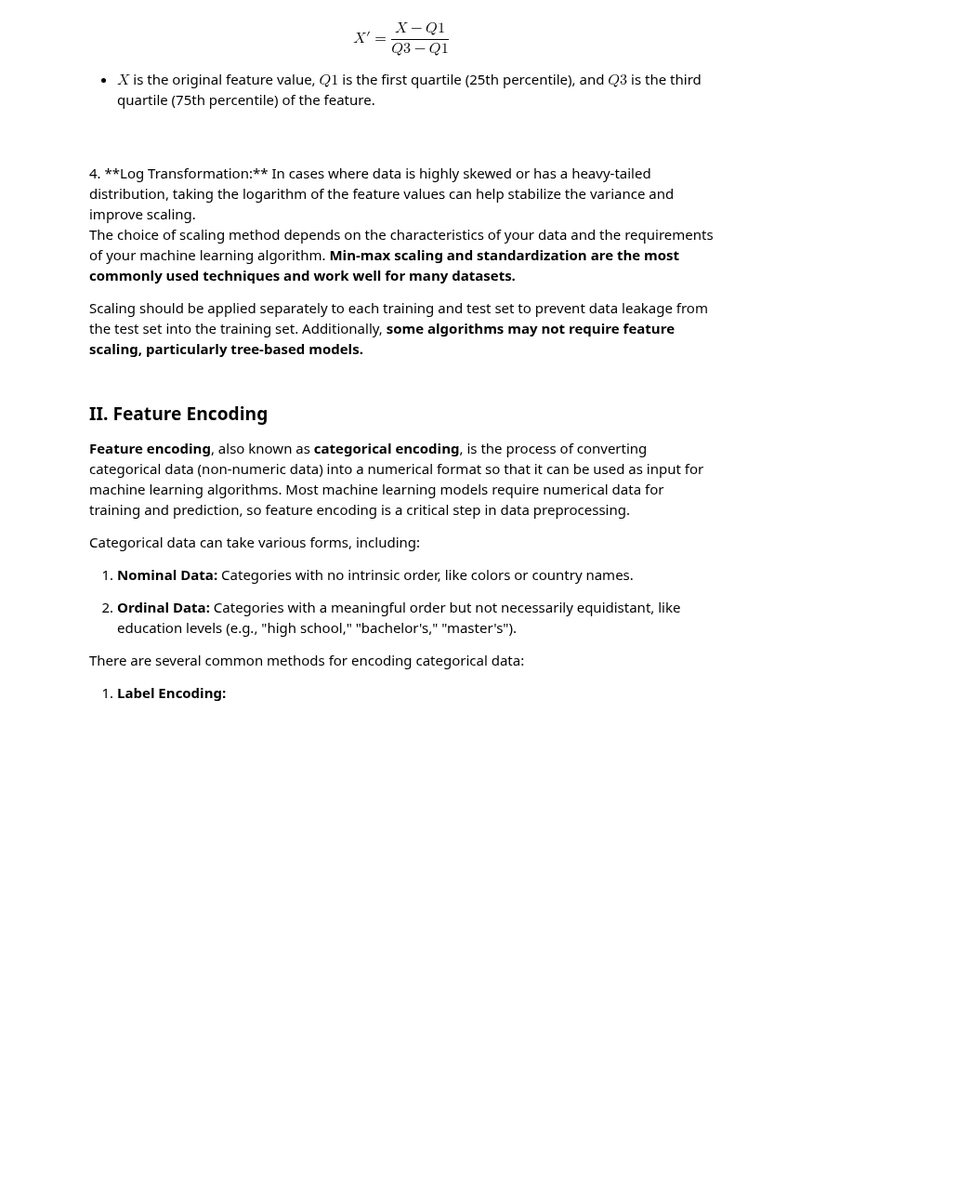
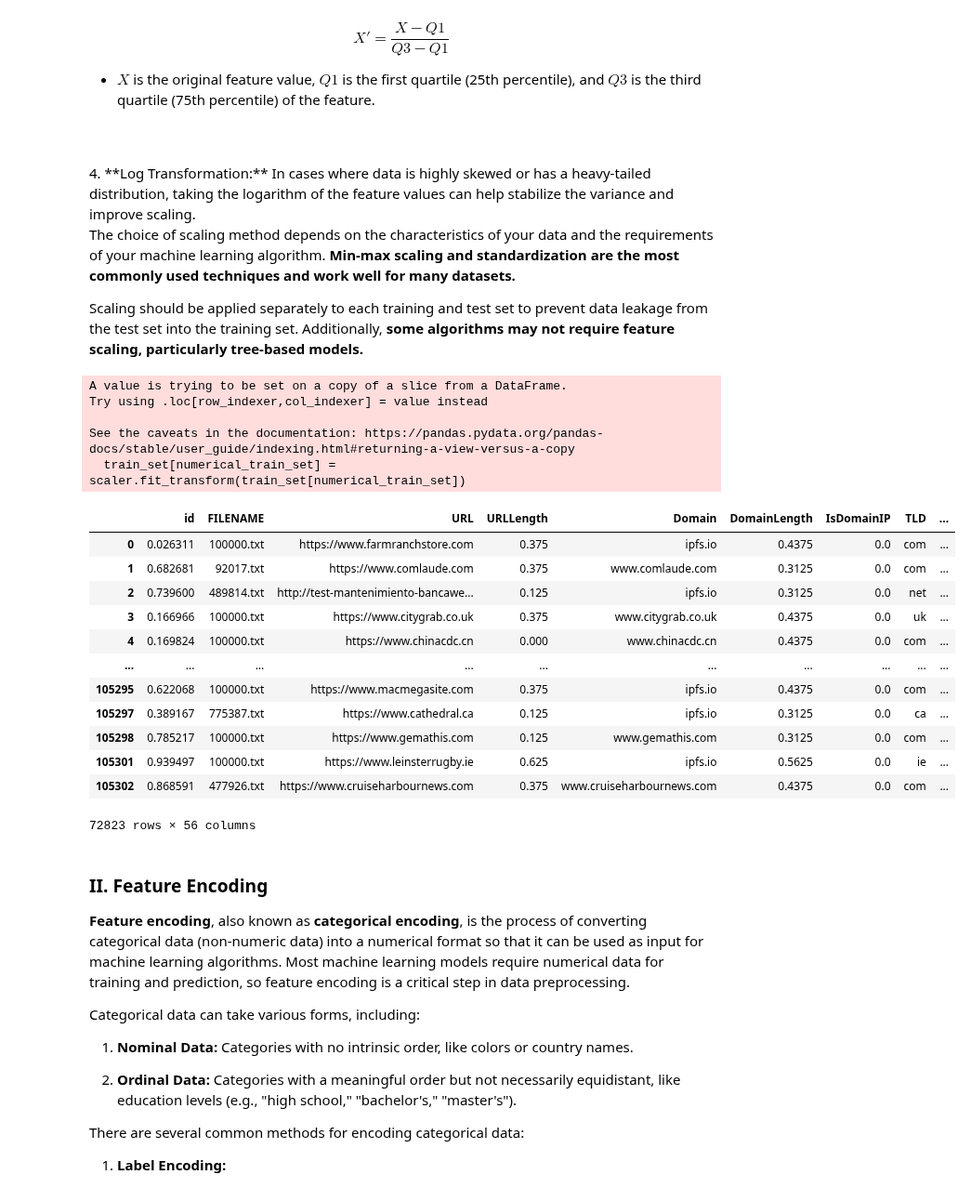
Before and after one commit to wNSYA/Tugas-Besar-2-IF3070-Implementasi-Algoritma-Pembelajaran-Mesin, a Jupyter notebook: src/IF3070_DAI___Tugas_Besar_2_Notebook_Template.ipynb, the cells around one changed output. Shown at 93% size. Drawn from its saved outputs; the diff is of its cells as text; code cells hidden in the pictures; blank space fills up the shorter version.

```diff
--- a/src/IF3070_DAI___Tugas_Besar_2_Notebook_Template.ipynb
+++ b/src/IF3070_DAI___Tugas_Besar_2_Notebook_Template.ipynb
@@ -394,3 +385,30 @@ Scaling should be applied separately to each training and test set to prevent da
+# %%
+numerical_train_set = train_set.select_dtypes(include=['number']).columns
+
+scaler = MinMaxScaler()
+
+train_set[numerical_train_set] = scaler.fit_transform(train_set[numerical_train_set])
+
+train_set
+# %% [output]
+A value is trying to be set on a copy of a slice from a DataFrame.
+Try using .loc[row_indexer,col_indexer] = value instead
+
+See the caveats in the documentation: https://pandas.pydata.org/pandas-docs/stable/user_guide/indexing.html#returning-a-view-versus-a-copy
+  train_set[numerical_train_set] = scaler.fit_transform(train_set[numerical_train_set])
+|  | id | FILENAME | URL | URLLength | Domain | DomainLength | IsDomainIP | TLD | ... |
+| 0 | 0.026311 | 100000.txt | https://www.farmranchstore.com | 0.375 | ipfs.io | 0.4375 | 0.0 | com | ... |
+| 1 | 0.682681 | 92017.txt | https://www.comlaude.com | 0.375 | www.comlaude.com | 0.3125 | 0.0 | com | ... |
+| 2 | 0.739600 | 489814.txt | http://test-mantenimiento-bancawe... | 0.125 | ipfs.io | 0.3125 | 0.0 | net | ... |
+| 3 | 0.166966 | 100000.txt | https://www.citygrab.co.uk | 0.375 | www.citygrab.co.uk | 0.4375 | 0.0 | uk | ... |
+| 4 | 0.169824 | 100000.txt | https://www.chinacdc.cn | 0.000 | www.chinacdc.cn | 0.4375 | 0.0 | com | ... |
+| ... | ... | ... | ... | ... | ... | ... | ... | ... | ... |
+| 105295 | 0.622068 | 100000.txt | https://www.macmegasite.com | 0.375 | ipfs.io | 0.4375 | 0.0 | com | ... |
+| 105297 | 0.389167 | 775387.txt | https://www.cathedral.ca | 0.125 | ipfs.io | 0.3125 | 0.0 | ca | ... |
+| 105298 | 0.785217 | 100000.txt | https://www.gemathis.com | 0.125 | www.gemathis.com | 0.3125 | 0.0 | com | ... |
+| 105301 | 0.939497 | 100000.txt | https://www.leinsterrugby.ie | 0.625 | ipfs.io | 0.5625 | 0.0 | ie | ... |
+| 105302 | 0.868591 | 477926.txt | https://www.cruiseharbournews.com | 0.375 | www.cruiseharbournews.com | 0.4375 | 0.0 | com | ... |
+72823 rows × 56 columns
 # %% [markdown]
 ### II. Feature Encoding
 
```
Also changed, not shown: parts of 3 cells of this notebook.
